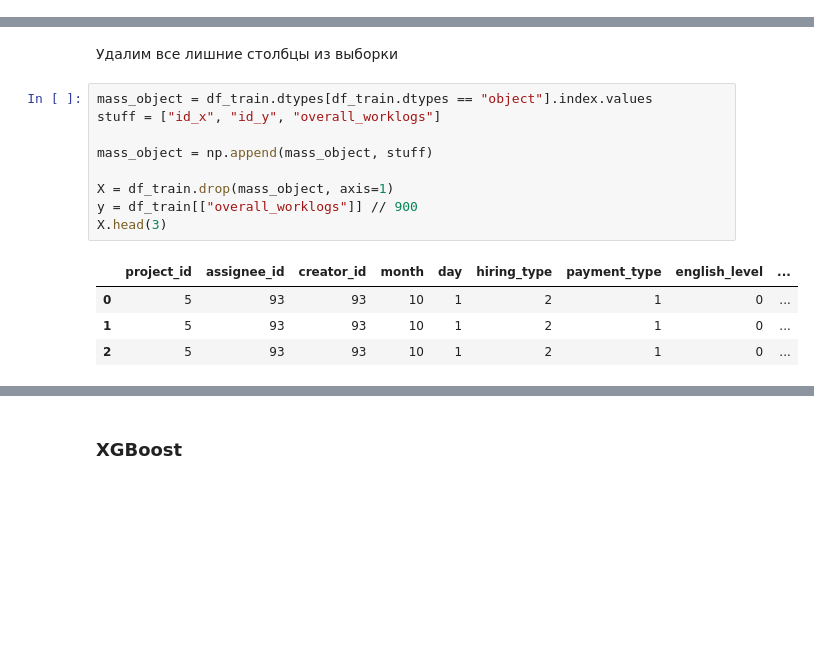
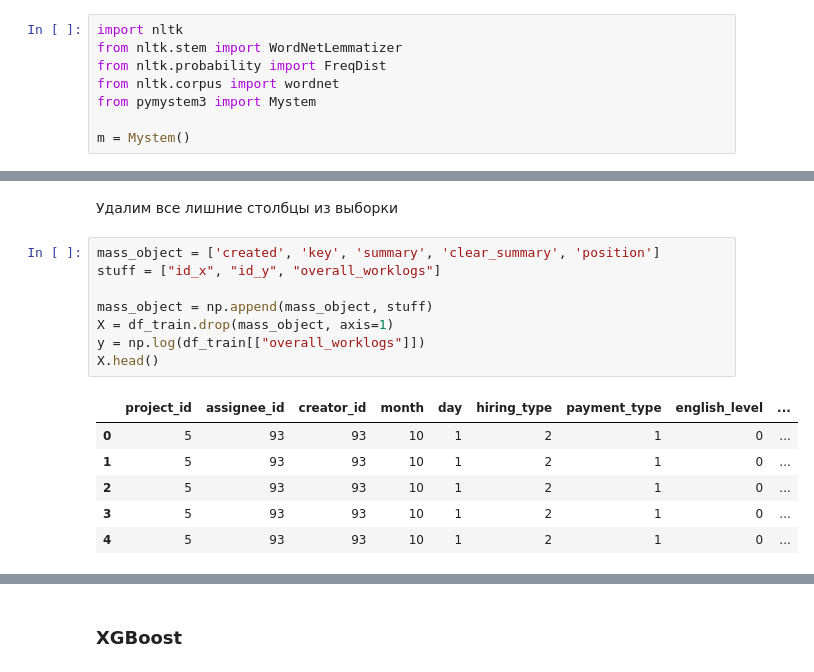
Before and after one commit to TayJen/hackathon_algu2022, a Jupyter notebook: H_ALGU_2022_Baseline.ipynb, the cells around one changed output, grey strips where cells are left out. Saved outputs shown, nothing was run; the diff lists cells and outputs as text; blank space fills up the shorter version.

```diff
--- a/H_ALGU_2022_Baseline.ipynb
+++ b/H_ALGU_2022_Baseline.ipynb
@@ -146,0 +149,8 @@ plt.show()
+# %%
+import nltk
+from nltk.stem import WordNetLemmatizer
+from nltk.probability import FreqDist
+from nltk.corpus import wordnet
+from pymystem3 import Mystem
+
+m = Mystem()
@@ -149,19 +256,20 @@ plt.show()
 # %% [markdown]
 Удалим все лишние столбцы из выборки
 # %%
-mass_object = df_train.dtypes[df_train.dtypes == "object"].index.values
+mass_object = ['created', 'key', 'summary', 'clear_summary', 'position']
 stuff = ["id_x", "id_y", "overall_worklogs"]
 
 mass_object = np.append(mass_object, stuff)
-
 X = df_train.drop(mass_object, axis=1)
-y = df_train[["overall_worklogs"]] // 900
-X.head(3)
+y = np.log(df_train[["overall_worklogs"]])
+X.head()
 # %% [output]
 |  | project_id | assignee_id | creator_id | month | day | hiring_type | payment_type | english_level | ... |
 | 0 | 5 | 93 | 93 | 10 | 1 | 2 | 1 | 0 | ... |
 | 1 | 5 | 93 | 93 | 10 | 1 | 2 | 1 | 0 | ... |
 | 2 | 5 | 93 | 93 | 10 | 1 | 2 | 1 | 0 | ... |
+| 3 | 5 | 93 | 93 | 10 | 1 | 2 | 1 | 0 | ... |
+| 4 | 5 | 93 | 93 | 10 | 1 | 2 | 1 | 0 | ... |
 # %%
 y
 # %% [output]
```
Also changed, not shown: parts of 33 cells of this notebook.
